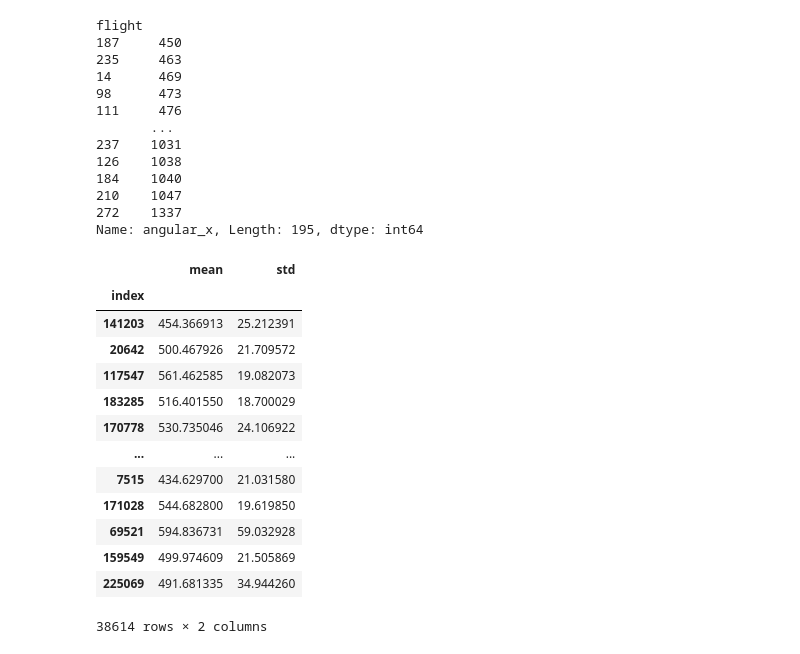
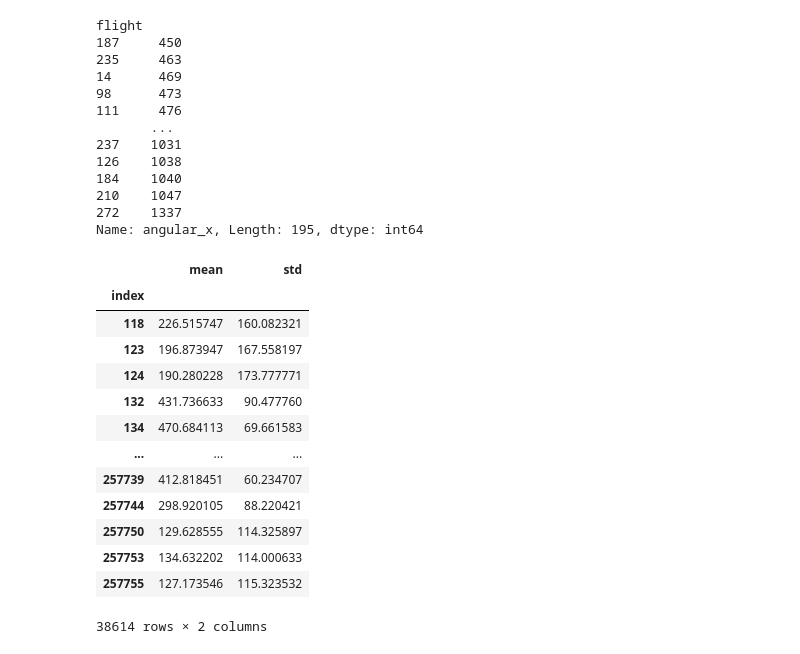
Before and after one commit to multitel-ai/nsw-certification, a Jupyter notebook: code preparation/mlp.ipynb, the cells around one changed output. Saved outputs shown, nothing was run; the diff lists cells and outputs as text; code cells hidden in the pictures.

```diff
--- a/code preparation/mlp.ipynb
+++ b/code preparation/mlp.ipynb
@@ -389,25 +389,25 @@ Name: angular_x, Length: 195, dtype: int64
 # %%
 # retrouver les index des predictions + repasser à std au lieu de variance -> dans un df
 pred_test = predictions["test"]["denorm"]
 pred_test_moy = np.zeros([pred_test.shape[1], 2])
 for i in range(pred_test.shape[1]):
     pred_test_moy[i,0] = np.mean(pred_test[:,i,0])
     pred_test_moy[i,1] = np.mean(np.sqrt(pred_test[:,i,1]))
 
-pred_test_moy = pd.DataFrame(pred_test_moy, index=datasets["test"].index, columns=["mean", "std"])
+pred_test_moy = pd.DataFrame(pred_test_moy, index=datasets["test"].index, columns=["mean", "std"]).sort_index()
 pred_test_moy
 # %% [output]
 |  | mean | std |
 | index |  |  |
-| 141203 | 454.366913 | 25.212391 |
-| 20642 | 500.467926 | 21.709572 |
-| 117547 | 561.462585 | 19.082073 |
-| 183285 | 516.401550 | 18.700029 |
-| 170778 | 530.735046 | 24.106922 |
+| 118 | 226.515747 | 160.082321 |
+| 123 | 196.873947 | 167.558197 |
+| 124 | 190.280228 | 173.777771 |
+| 132 | 431.736633 | 90.477760 |
+| 134 | 470.684113 | 69.661583 |
 | ... | ... | ... |
-| 7515 | 434.629700 | 21.031580 |
-| 171028 | 544.682800 | 19.619850 |
-| 69521 | 594.836731 | 59.032928 |
-| 159549 | 499.974609 | 21.505869 |
-| 225069 | 491.681335 | 34.944260 |
+| 257739 | 412.818451 | 60.234707 |
+| 257744 | 298.920105 | 88.220421 |
+| 257750 | 129.628555 | 114.325897 |
+| 257753 | 134.632202 | 114.000633 |
+| 257755 | 127.173546 | 115.323532 |
 38614 rows × 2 columns
```
Also changed, not shown: parts of 4 cells of this notebook, 2 other files.
